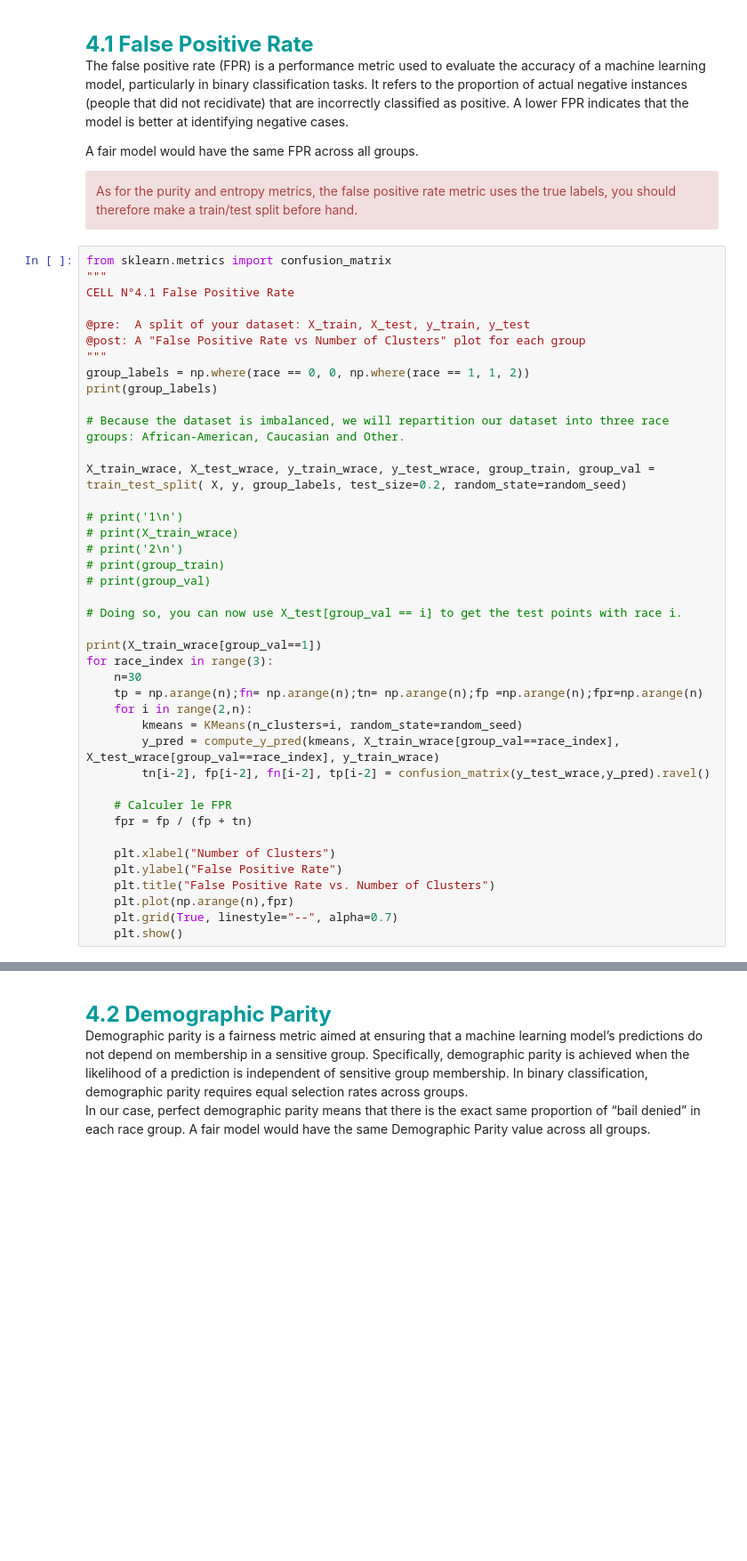
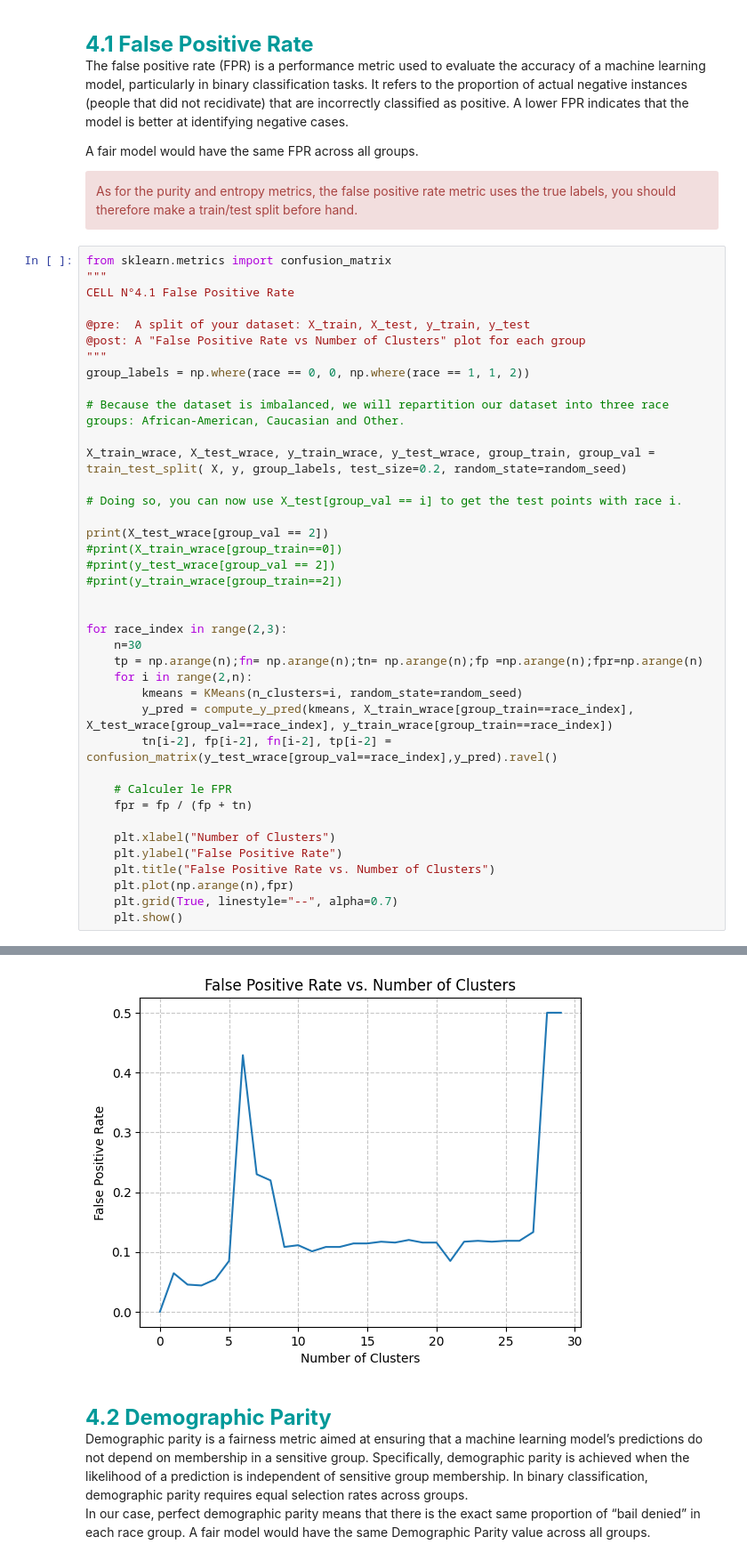
Before and after one commit to Potomolo/LEPL1109-CraHackaton, a Jupyter notebook: Hackaton_3/H3-Clustering-Student.ipynb, the cells around one changed output, grey strips where cells are left out. Shown at 89% size. Cells and saved outputs as stored; diff of their text form; blank space fills up the shorter version.

```diff
--- a/Hackaton_3/H3-Clustering-Student.ipynb
+++ b/Hackaton_3/H3-Clustering-Student.ipynb
@@ -1270,28 +1270,26 @@ CELL N°4.1 False Positive Rate
 @post: A "False Positive Rate vs Number of Clusters" plot for each group
 """
 group_labels = np.where(race == 0, 0, np.where(race == 1, 1, 2))
-print(group_labels)
 
 # Because the dataset is imbalanced, we will repartition our dataset into three race groups: African-American, Caucasian and Other.
 
 X_train_wrace, X_test_wrace, y_train_wrace, y_test_wrace, group_train, group_val = train_test_split( X, y, group_labels, test_size=0.2, random_state=random_seed)
 
-# print('1\n')
-# print(X_train_wrace)
-# print('2\n')
-# print(group_train)
-# print(group_val)
-
 # Doing so, you can now use X_test[group_val == i] to get the test points with race i.
 
-print(X_train_wrace[group_val==1])
-for race_index in range(3):
+print(X_test_wrace[group_val == 2])
+#print(X_train_wrace[group_train==0])
+#print(y_test_wrace[group_val == 2])
+#print(y_train_wrace[group_train==2])
+
+
+for race_index in range(2,3):
     n=30
     tp = np.arange(n);fn= np.arange(n);tn= np.arange(n);fp =np.arange(n);fpr=np.arange(n)
     for i in range(2,n):
         kmeans = KMeans(n_clusters=i, random_state=random_seed)
-        y_pred = compute_y_pred(kmeans, X_train_wrace[group_val==race_index], X_test_wrace[group_val==race_index], y_train_wrace)
-        tn[i-2], fp[i-2], fn[i-2], tp[i-2] = confusion_matrix(y_test_wrace,y_pred).ravel()
+        y_pred = compute_y_pred(kmeans, X_train_wrace[group_train==race_index], X_test_wrace[group_val==race_index], y_train_wrace[group_train==race_index])
+        tn[i-2], fp[i-2], fn[i-2], tp[i-2] = confusion_matrix(y_test_wrace[group_val==race_index],y_pred).ravel()
 
     # Calculer le FPR
     fpr = fp / (fp + tn)
@@ -1308,3 +1321,4 @@ ValueError: Item wrong length 1235 instead of 4937.
+[figure, added]
 # %% [markdown]
 <br>
 <font size=5 color=#009999> <b>4.2 Demographic Parity</b> <br>
```
Also changed, not shown: parts of 3 cells of this notebook.
